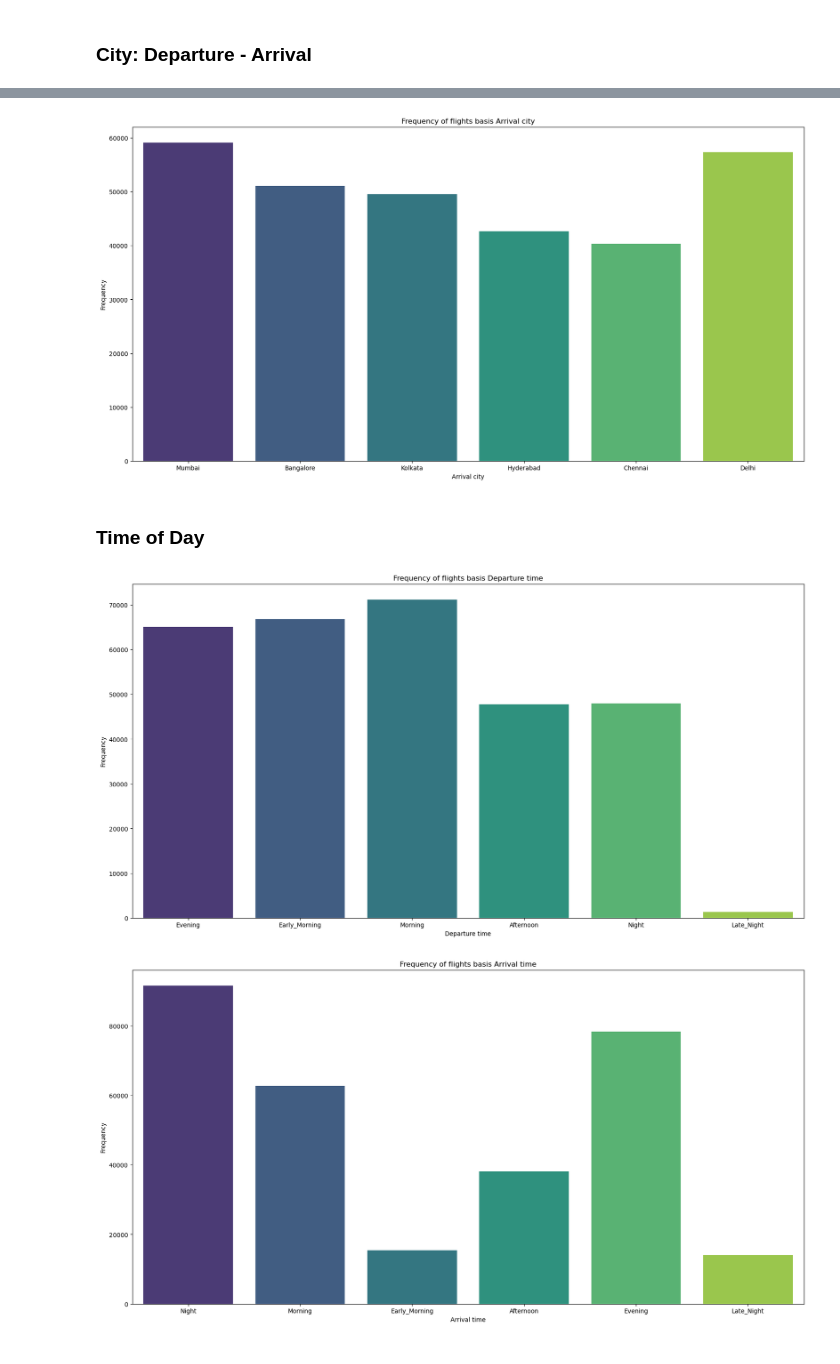
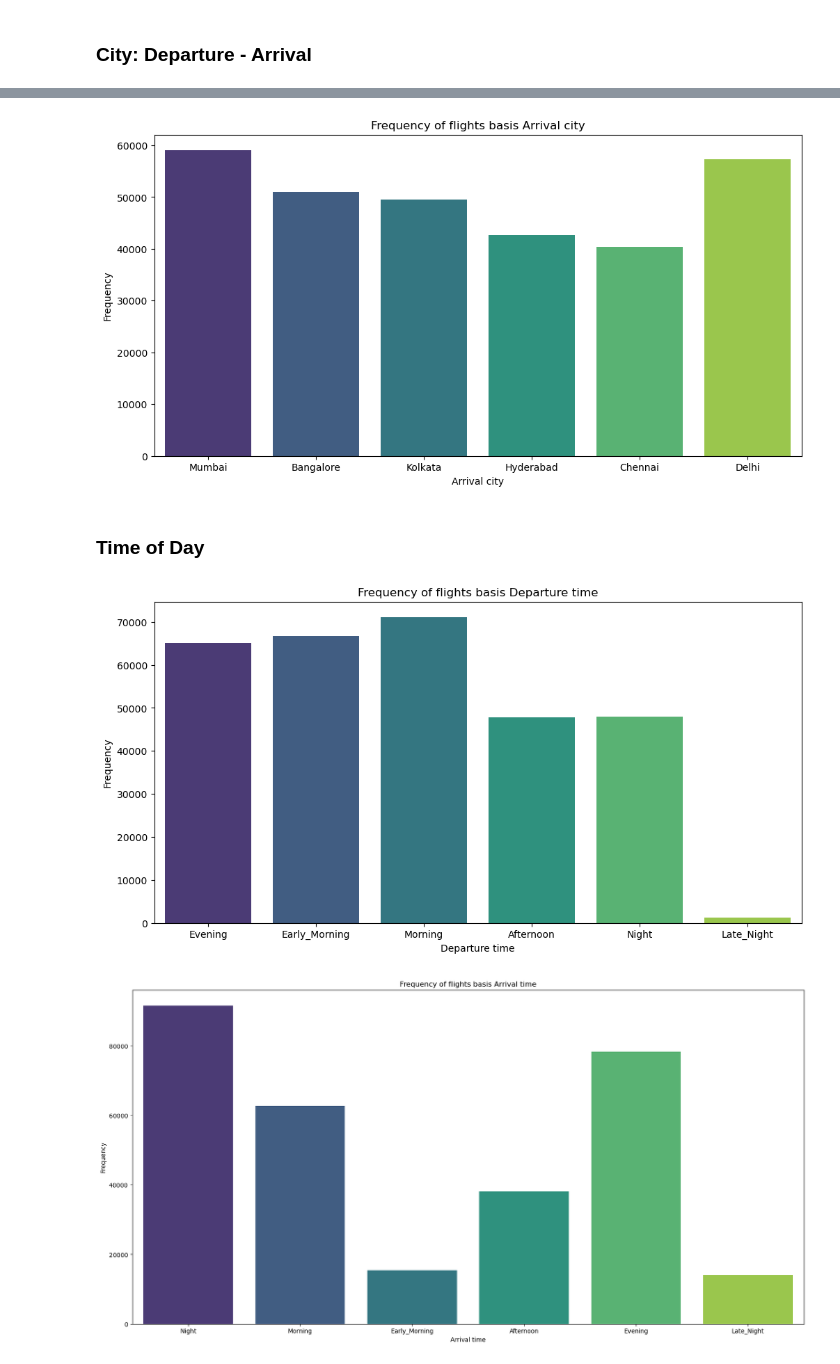
Before and after one commit to brendanros31/ML-Flight-Price-Predictor, a Jupyter notebook: EDA.ipynb, the cells around one changed output, grey strips where cells are left out. Saved outputs shown, nothing was run; the diff lists cells and outputs as text; code cells hidden in the pictures.

```diff
--- a/EDA.ipynb
+++ b/EDA.ipynb
@@ -216,6 +216,6 @@ plt.show()
 # %%
 # Frequency - Arrival city
-plt.figure(figsize=(20,10))
+plt.figure(figsize=(12,6))
 sns.countplot(x=df['destination_city'], hue=df['destination_city'], palette='viridis')
 
 plt.title('Frequency of flights basis Arrival city')
@@ -224,21 +224,21 @@ plt.ylabel('Frequency')
 
 plt.show()
 # %% [output]
-[figure, old version]
+[figure, new version]
 # %% [markdown]
 ### Time of Day
 # %%
 # Frequency - Departure time
-plt.figure(figsize=(20,10))
+plt.figure(figsize=(12,6))
 sns.countplot(x=df['departure_time'], hue=df['departure_time'], palette='viridis')
 
 plt.title('Frequency of flights basis Departure time')
 plt.xlabel('Departure time')
 plt.ylabel('Frequency')
 
 plt.show()
 # %% [output]
-[figure, old version]
+[figure, new version]
 # %%
 # Frequency - Arrival time
 plt.figure(figsize=(20,10))
```
Also changed, not shown: parts of 10 cells of this notebook.
